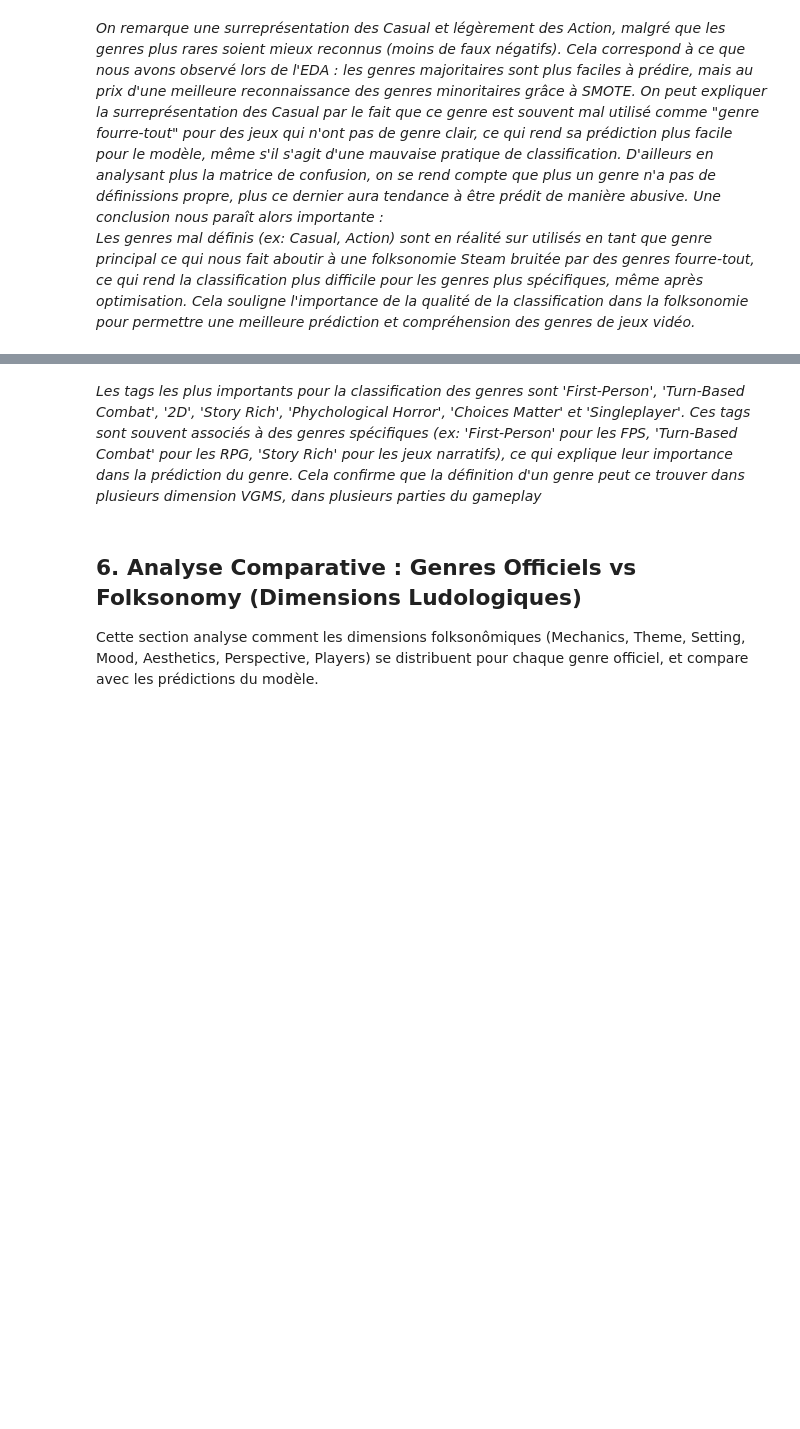
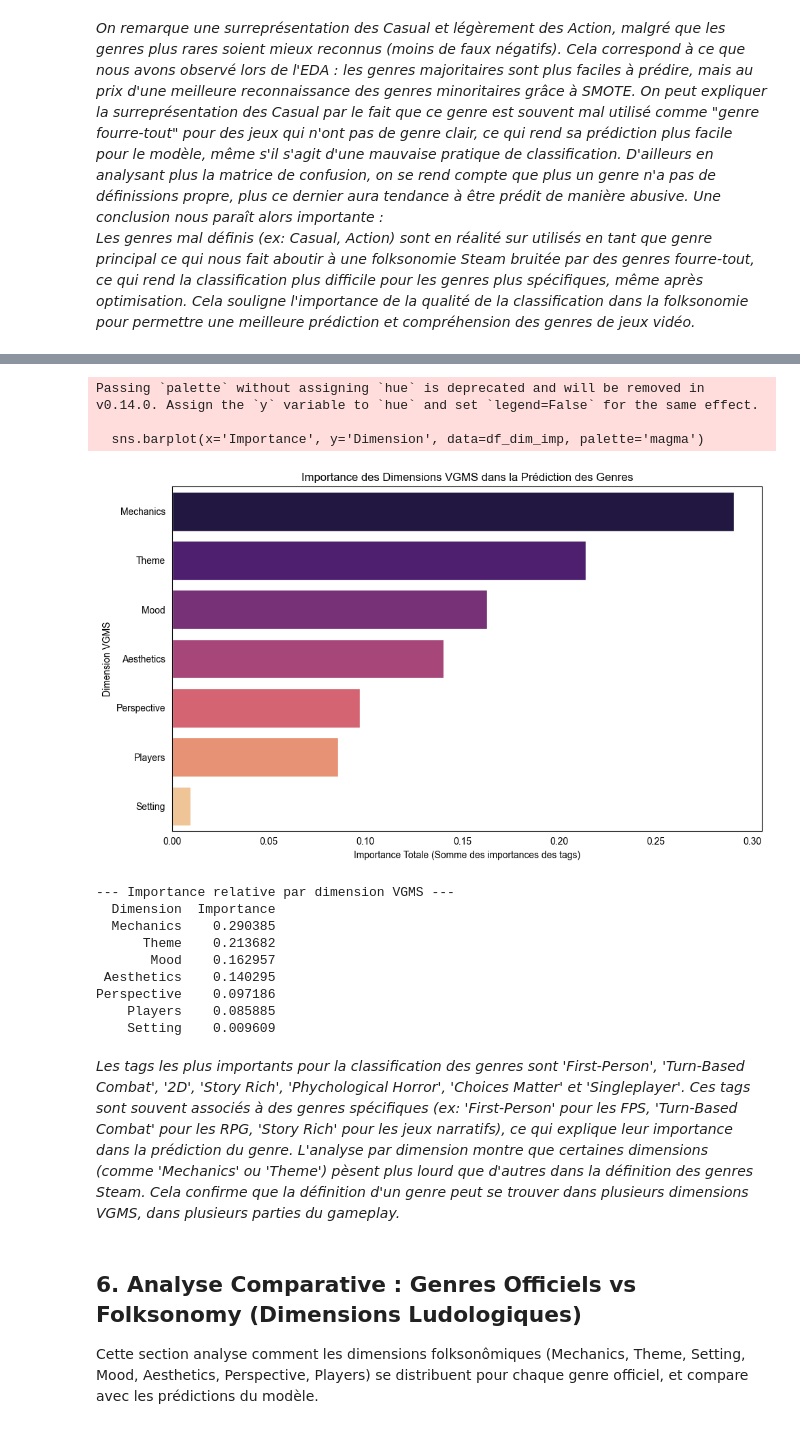
Before and after one commit to MissawB/Game-Mechanics-Classification-Steam, a Jupyter notebook: analysis/6_Machine_Learning_Classification.ipynb, the cells around one changed output, grey strips where cells are left out. Cells and saved outputs as stored; diff of their text form; code cells hidden in the pictures; blank space fills up the shorter version.

```diff
--- a/analysis/6_Machine_Learning_Classification.ipynb
+++ b/analysis/6_Machine_Learning_Classification.ipynb
@@ -445,5 +457,55 @@ plt.show()
+# %%
+# --- IMPORTANCE PAR DIMENSION VGMS ---
+
+# 1. Créer un mapping Tag -> Dimension
+tag_to_dim = {}
+for dim in dimensions:
+    # On parcourt le dataframe d'entraînement pour mapper chaque tag à sa dimension
+    all_tags_in_dim = set()
+    df_train[dim].fillna('').apply(lambda x: [all_tags_in_dim.add(t.strip()) for t in x.split(',') if t.strip()])
+    for tag in all_tags_in_dim:
+        tag_to_dim[tag] = dim
+
+# 2. Agréger les importances par dimension
+dim_importance = {dim: 0 for dim in dimensions}
+for i, tag in enumerate(feature_names):
+    dim = tag_to_dim.get(tag, 'Unknown')
+    if dim != 'Unknown':
+        dim_importance[dim] += importances[i]
+
+# Convertir en DataFrame pour le plotting
+df_dim_imp = pd.DataFrame(list(dim_importance.items()), columns=['Dimension', 'Importance'])
+df_dim_imp = df_dim_imp.sort_values(by='Importance', ascending=False)
+
+# 3. Visualisation de l'importance des dimensions
+plt.figure(figsize=(10, 6))
+sns.barplot(x='Importance', y='Dimension', data=df_dim_imp, palette='magma')
+plt.title("Importance des Dimensions VGMS dans la Prédiction des Genres")
+plt.xlabel("Importance Totale (Somme des importances des tags)")
+plt.ylabel("Dimension VGMS")
+plt.grid(axis='x', linestyle='--', alpha=0.7)
+plt.tight_layout()
+save_plot('importance_dimensions')
+plt.show()
+
+print("--- Importance relative par dimension VGMS ---")
+print(df_dim_imp.to_string(index=False))
+# %% [output]
+Passing `palette` without assigning `hue` is deprecated and will be removed in v0.14.0. Assign the `y` variable to `hue` and set `legend=False` for the same effect.
+
+  sns.barplot(x='Importance', y='Dimension', data=df_dim_imp, palette='magma')
+[figure, added]
+--- Importance relative par dimension VGMS ---
+  Dimension  Importance
+  Mechanics    0.290385
+      Theme    0.213682
+       Mood    0.162957
+ Aesthetics    0.140295
+Perspective    0.097186
+    Players    0.085885
+    Setting    0.009609
 # %% [markdown]
-*Les tags les plus importants pour la classification des genres sont 'First-Person', 'Turn-Based Combat', '2D', 'Story Rich', 'Phychological Horror', 'Choices Matter' et 'Singleplayer'. Ces tags sont souvent associés à des genres spécifiques (ex: 'First-Person' pour les FPS, 'Turn-Based Combat' pour les RPG, 'Story Rich' pour les jeux narratifs), ce qui explique leur importance dans la prédiction du genre. Cela confirme que la définition d'un genre peut ce trouver dans plusieurs dimension VGMS, dans plusieurs parties du gameplay*
+*Les tags les plus importants pour la classification des genres sont 'First-Person', 'Turn-Based Combat', '2D', 'Story Rich', 'Phychological Horror', 'Choices Matter' et 'Singleplayer'. Ces tags sont souvent associés à des genres spécifiques (ex: 'First-Person' pour les FPS, 'Turn-Based Combat' pour les RPG, 'Story Rich' pour les jeux narratifs), ce qui explique leur importance dans la prédiction du genre. L'analyse par dimension montre que certaines dimensions (comme 'Mechanics' ou 'Theme') pèsent plus lourd que d'autres dans la définition des genres Steam. Cela confirme que la définition d'un genre peut se trouver dans plusieurs dimensions VGMS, dans plusieurs parties du gameplay.*
 # %% [markdown]
 ## 6. Analyse Comparative : Genres Officiels vs Folksonomy (Dimensions Ludologiques)
 
```
Also changed, not shown: parts of 12 cells of this notebook, 12 other files.
